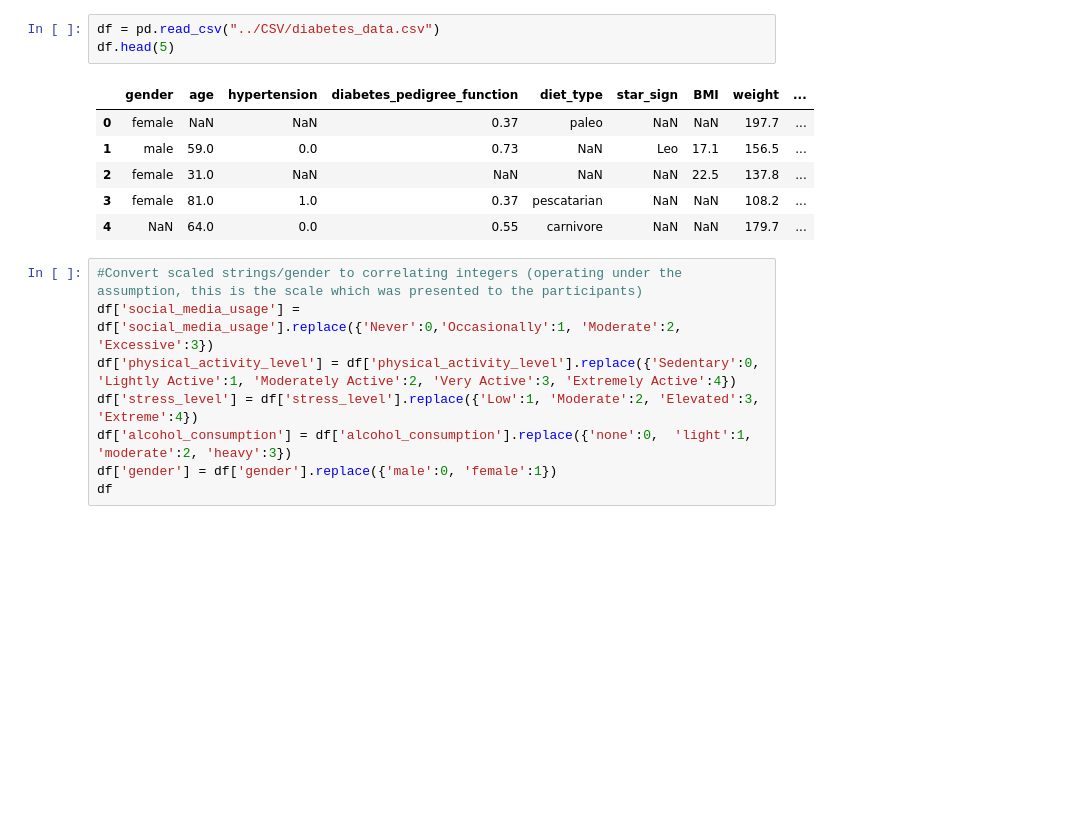
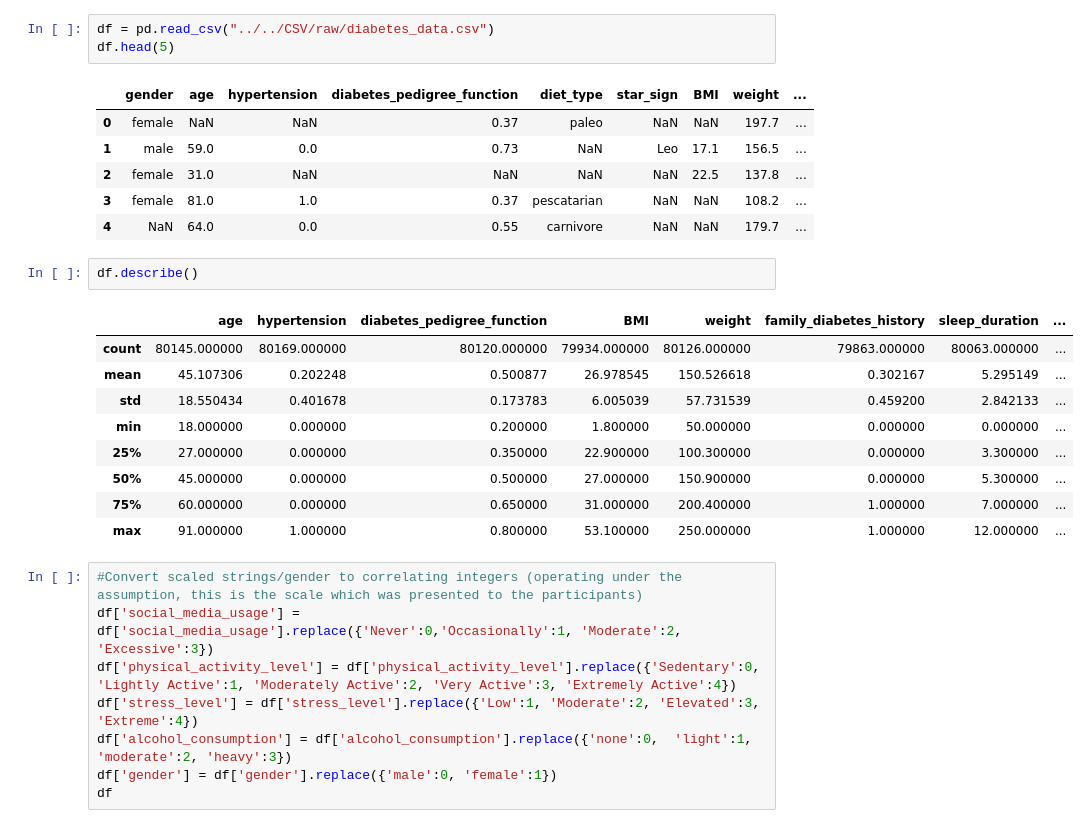
Before and after one commit to LewisParnham/FY25Datathon, a Jupyter notebook: EDA/Experimental EDA/second-eda.ipynb, the cells around one changed output. Drawn from its saved outputs; the diff is of its cells as text; blank space fills up the shorter version.

```diff
--- a/EDA/Experimental EDA/second-eda.ipynb
+++ b/EDA/Experimental EDA/second-eda.ipynb
@@ -7,7 +7,7 @@ import matplotlib.pyplot as plt             #visualisation
 %matplotlib inline
 sns.set(color_codes=True)
 # %%
-df = pd.read_csv("../CSV/diabetes_data.csv")
+df = pd.read_csv("../../CSV/raw/diabetes_data.csv")
 df.head(5)
 # %% [output]
 |  | gender | age | hypertension | diabetes_pedigree_function | diet_type | star_sign | BMI | weight | ... |
@@ -16,6 +16,18 @@ df.head(5)
 | 2 | female | 31.0 | NaN | NaN | NaN | NaN | 22.5 | 137.8 | ... |
 | 3 | female | 81.0 | 1.0 | 0.37 | pescatarian | NaN | NaN | 108.2 | ... |
 | 4 | NaN | 64.0 | 0.0 | 0.55 | carnivore | NaN | NaN | 179.7 | ... |
+# %%
+df.describe()
+# %% [output]
+|  | age | hypertension | diabetes_pedigree_function | BMI | weight | family_diabetes_history | sleep_duration | ... |
+| count | 80145.000000 | 80169.000000 | 80120.000000 | 79934.000000 | 80126.000000 | 79863.000000 | 80063.000000 | ... |
+| mean | 45.107306 | 0.202248 | 0.500877 | 26.978545 | 150.526618 | 0.302167 | 5.295149 | ... |
+| std | 18.550434 | 0.401678 | 0.173783 | 6.005039 | 57.731539 | 0.459200 | 2.842133 | ... |
+| min | 18.000000 | 0.000000 | 0.200000 | 1.800000 | 50.000000 | 0.000000 | 0.000000 | ... |
+| 25% | 27.000000 | 0.000000 | 0.350000 | 22.900000 | 100.300000 | 0.000000 | 3.300000 | ... |
+| 50% | 45.000000 | 0.000000 | 0.500000 | 27.000000 | 150.900000 | 0.000000 | 5.300000 | ... |
+| 75% | 60.000000 | 0.000000 | 0.650000 | 31.000000 | 200.400000 | 1.000000 | 7.000000 | ... |
+| max | 91.000000 | 1.000000 | 0.800000 | 53.100000 | 250.000000 | 1.000000 | 12.000000 | ... |
 # %%
 #Convert scaled strings/gender to correlating integers (operating under the assumption, this is the scale which was presented to the participants)
 df['social_media_usage'] = df['social_media_usage'].replace({'Never':0,'Occasionally':1, 'Moderate':2, 'Excessive':3})
```
Also changed, not shown: 4 other files.
